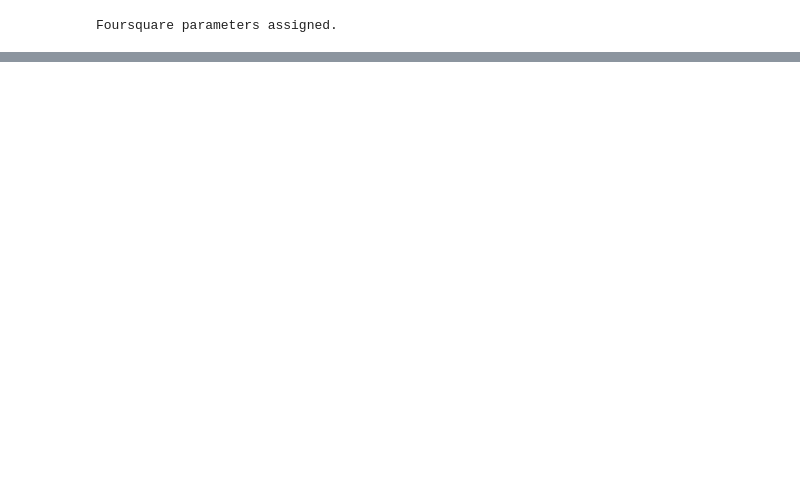
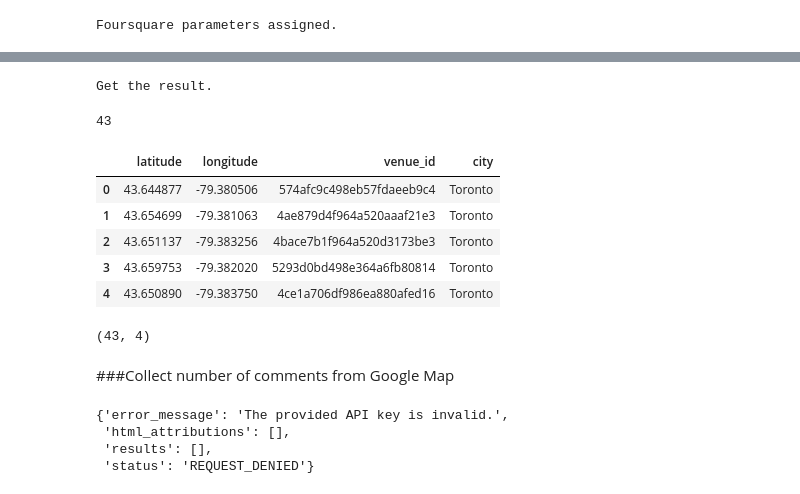
Before and after one commit to laurence-lin/Coursera_Capstone, a Jupyter notebook: Final_Project_EDA.ipynb, the cells around one changed output, grey strips where cells are left out. Drawn from its saved outputs; the diff is of its cells as text; code cells hidden in the pictures; blank space fills up the shorter version.

```diff
--- a/Final_Project_EDA.ipynb
+++ b/Final_Project_EDA.ipynb
@@ -225,0 +179,65 @@ How many cities do we need to explore? We need to analyze multiple location stor
+# %%
+RADIUS = 10000
+LIMIT = 200
+offset = 1
+query = "Mcdonald's"
+
+url = 'https://api.foursquare.com/v2/venues/explore?client_id={}&client_secret={}&v={}&ll={},{}&radius={}&limit={}&query={}'.format(
+    CLIENT_ID,
+    CLIENT_SECRET,
+    VERSION,
+    latitude,
+    longitude,
+    RADIUS,
+    LIMIT,
+    query
+)
+
+
+result = requests.get(url).json()
+print('Get the result. ')
+# %% [output]
+Get the result.
+# %%
+result['response']['totalResults']
+# %% [output]
+43
+# %%
+item = result['response']['groups'][0]['items']
+# Collect Mcdonald's data from New York 10 km range
+df_to = pd.DataFrame(columns = col)
+for index in range(len(item)):
+  lat = item[index]['venue']['location']['lat']
+  lng = item[index]['venue']['location']['lng']
+  ven_id = item[index]['venue']['id']
+  city = item[index]['venue']['location']['city']
+  df_to.loc[index] = [lat, lng, ven_id, city]
+
+df_to.head()
+# %% [output]
+|  | latitude | longitude | venue_id | city |
+| 0 | 43.644877 | -79.380506 | 574afc9c498eb57fdaeeb9c4 | Toronto |
+| 1 | 43.654699 | -79.381063 | 4ae879d4f964a520aaaf21e3 | Toronto |
+| 2 | 43.651137 | -79.383256 | 4bace7b1f964a520d3173be3 | Toronto |
+| 3 | 43.659753 | -79.382020 | 5293d0bd498e364a6fb80814 | Toronto |
+| 4 | 43.650890 | -79.383750 | 4ce1a706df986ea880afed16 | Toronto |
+# %%
+df_to.shape
+# %% [output]
+(43, 4)
+# %% [markdown]
+###Collect number of comments from Google Map
+# %%
+keyword = "Mcdonald's"
+coordinate = [str(latitude) + ',' + str(longitude)]
+radius = '200'
+api_key = 'AIzaSyBK8aU8J_ffrktr6VHc_b11XtFEu7bfta4'
+url = "https://maps.googleapis.com/maps/api/place/nearbysearch/json?location='+coordinate+'&radius='+str(radius)+'&keyword='+str(keyword)+'&key='+str(api_key)"
+
+result = requests.get(url).json()
+result
+# %% [output]
+{'error_message': 'The provided API key is invalid.',
+ 'html_attributions': [],
+ 'results': [],
+ 'status': 'REQUEST_DENIED'}
```
Also changed, not shown: parts of 29 cells of this notebook.
